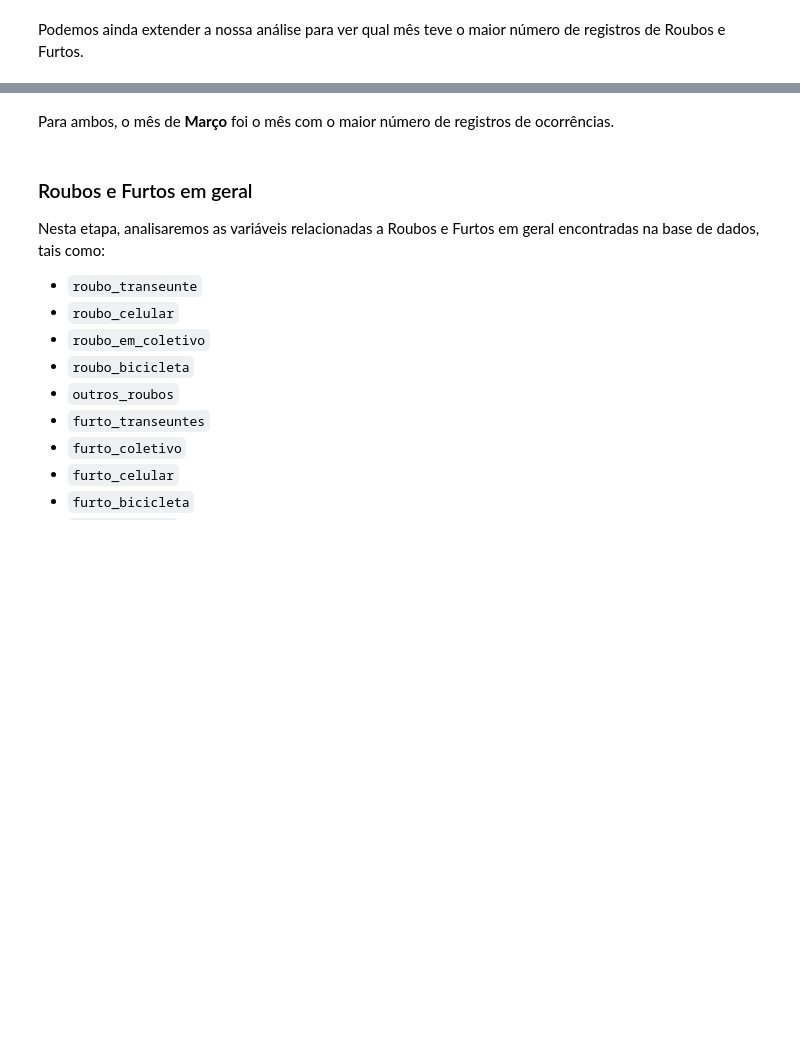
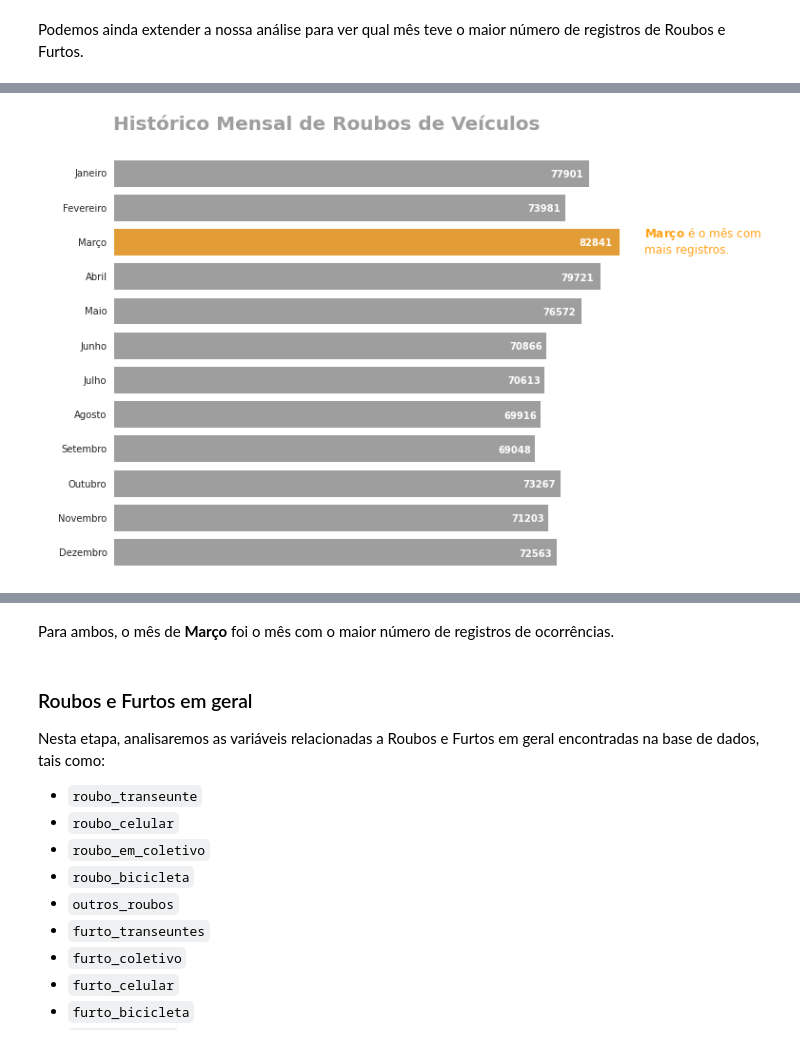
Before and after one commit to roberto-paixao/Analise_Violencia_do_Rio, a Jupyter notebook: Analisando_a_Violência_no_Rio_de_Janeiro.ipynb, the cells around one changed output, grey strips where cells are left out. Drawn from its saved outputs; the diff is of its cells as text; code cells hidden in the pictures; blank space fills up the shorter version.

```diff
--- a/Analisando_a_Violência_no_Rio_de_Janeiro.ipynb
+++ b/Analisando_a_Violência_no_Rio_de_Janeiro.ipynb
@@ -880,14 +881,16 @@ splot = sns.barplot(x=x,
 for p in splot.patches:
     width=int(p.get_width())
 
-    if width >= data_plot.max():
-        plt.text(p.get_width()/1.05, p.get_y()+0.55*p.get_height(),
-                '{:d}'.format(width),
-                ha="center", va="center", color="white", size=10, fontweight="semibold")
-    else:
-        plt.text(p.get_width()/1.05, p.get_y()+0.55*p.get_height(),
-                '{:d}'.format(width),
-                ha="center", va="center", color="white", size=10)
+
+    plt.text(p.get_width()/1.05,
+             p.get_y()+0.55*p.get_height(),
+            '{:d}'.format(width),
+            ha="center",
+             va="center",
+             color="white",
+             size=10,
+             fontweight="semibold")
+
 
 
 # Título
@@ -920,3 +922,4 @@ plt.show()
+[figure, added]
 # %%
 # Qual mês possui o maior número de registros para FURTOS
 
```
Also changed, not shown: parts of 46 cells of this notebook.
